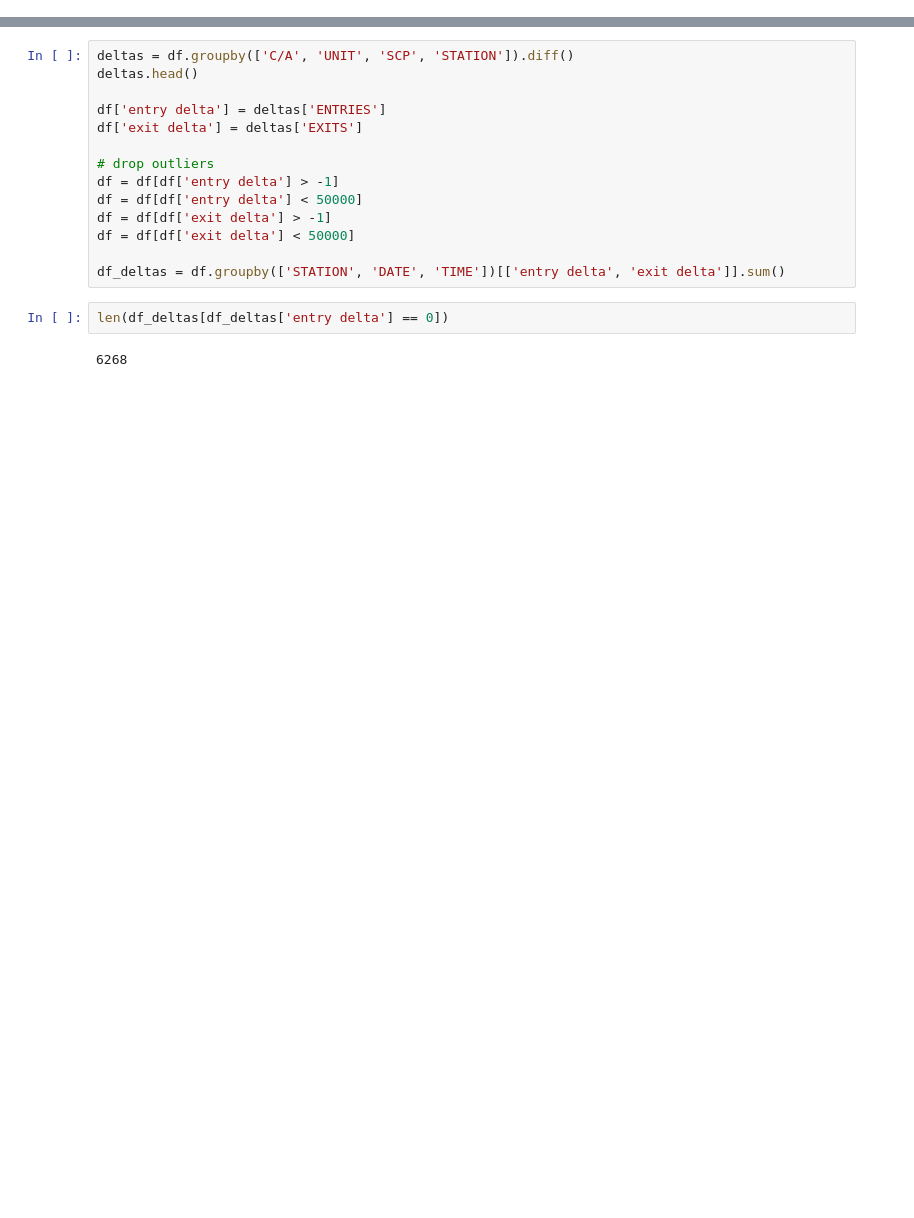
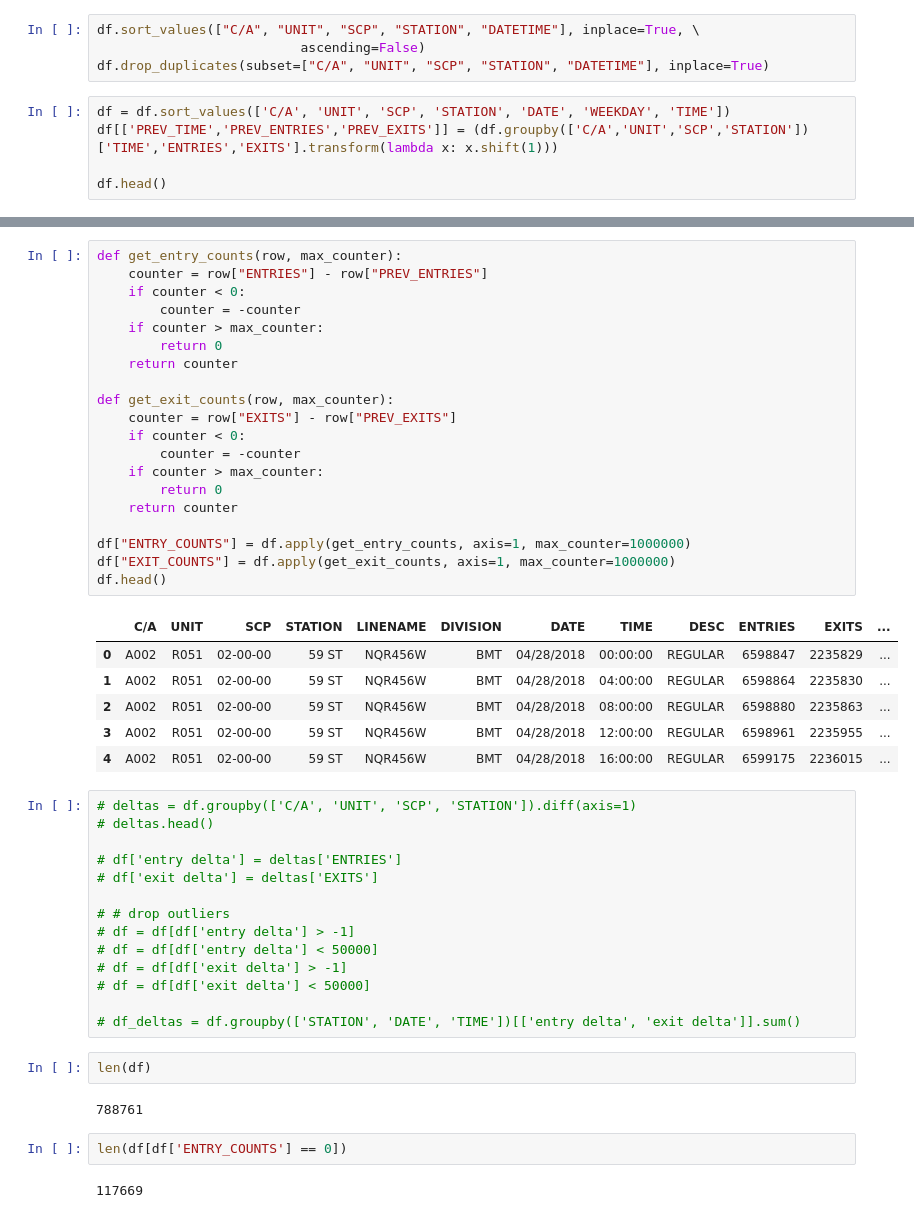
Before and after one commit to max-clarke/chi19_ds9_project_benson, a Jupyter notebook: master_notebook.ipynb, the cells around one changed output, grey strips where cells are left out. Saved outputs shown, nothing was run; the diff lists cells and outputs as text; blank space fills up the shorter version.

```diff
--- a/master_notebook.ipynb
+++ b/master_notebook.ipynb
@@ -18,0 +30,9 @@ Index(['C/A', 'UNIT', 'SCP', 'STATION', 'LINENAME', 'DIVISION', 'DATE', 'TIME',
+# %%
+df.sort_values(["C/A", "UNIT", "SCP", "STATION", "DATETIME"], inplace=True, \
+                          ascending=False)
+df.drop_duplicates(subset=["C/A", "UNIT", "SCP", "STATION", "DATETIME"], inplace=True)
+# %%
+df = df.sort_values(['C/A', 'UNIT', 'SCP', 'STATION', 'DATE', 'WEEKDAY', 'TIME'])
+df[['PREV_TIME','PREV_ENTRIES','PREV_EXITS']] = (df.groupby(['C/A','UNIT','SCP','STATION'])['TIME','ENTRIES','EXITS'].transform(lambda x: x.shift(1)))
+
+df.head()
@@ -19,20 +46,51 @@ Index(['C/A', 'UNIT', 'SCP', 'STATION', 'LINENAME', 'DIVISION', 'DATE', 'TIME',
+# %%
+def get_entry_counts(row, max_counter):
+    counter = row["ENTRIES"] - row["PREV_ENTRIES"]
+    if counter < 0:
+        counter = -counter
+    if counter > max_counter:
+        return 0
+    return counter
+
+def get_exit_counts(row, max_counter):
+    counter = row["EXITS"] - row["PREV_EXITS"]
+    if counter < 0:
+        counter = -counter
+    if counter > max_counter:
+        return 0
+    return counter
+
+df["ENTRY_COUNTS"] = df.apply(get_entry_counts, axis=1, max_counter=1000000)
+df["EXIT_COUNTS"] = df.apply(get_exit_counts, axis=1, max_counter=1000000)
+df.head()
+# %% [output]
+|  | C/A | UNIT | SCP | STATION | LINENAME | DIVISION | DATE | TIME | DESC | ENTRIES | EXITS | ... |
+| 0 | A002 | R051 | 02-00-00 | 59 ST | NQR456W | BMT | 04/28/2018 | 00:00:00 | REGULAR | 6598847 | 2235829 | ... |
+| 1 | A002 | R051 | 02-00-00 | 59 ST | NQR456W | BMT | 04/28/2018 | 04:00:00 | REGULAR | 6598864 | 2235830 | ... |
+| 2 | A002 | R051 | 02-00-00 | 59 ST | NQR456W | BMT | 04/28/2018 | 08:00:00 | REGULAR | 6598880 | 2235863 | ... |
+| 3 | A002 | R051 | 02-00-00 | 59 ST | NQR456W | BMT | 04/28/2018 | 12:00:00 | REGULAR | 6598961 | 2235955 | ... |
+| 4 | A002 | R051 | 02-00-00 | 59 ST | NQR456W | BMT | 04/28/2018 | 16:00:00 | REGULAR | 6599175 | 2236015 | ... |
 # %%
-deltas = df.groupby(['C/A', 'UNIT', 'SCP', 'STATION']).diff()
-deltas.head()
+# deltas = df.groupby(['C/A', 'UNIT', 'SCP', 'STATION']).diff(axis=1)
+# deltas.head()
 
-df['entry delta'] = deltas['ENTRIES']
-df['exit delta'] = deltas['EXITS']
+# df['entry delta'] = deltas['ENTRIES']
+# df['exit delta'] = deltas['EXITS']
 
-# drop outliers
-df = df[df['entry delta'] > -1]
-df = df[df['entry delta'] < 50000]
-df = df[df['exit delta'] > -1]
-df = df[df['exit delta'] < 50000]
+# # drop outliers
+# df = df[df['entry delta'] > -1]
+# df = df[df['entry delta'] < 50000]
+# df = df[df['exit delta'] > -1]
+# df = df[df['exit delta'] < 50000]
 
-df_deltas = df.groupby(['STATION', 'DATE', 'TIME'])[['entry delta', 'exit delta']].sum()
+# df_deltas = df.groupby(['STATION', 'DATE', 'TIME'])[['entry delta', 'exit delta']].sum()
-# %%
-len(df_deltas[df_deltas['entry delta'] == 0])
-# %% [output]
-6268
+# %%
+len(df)
+# %% [output]
+788761
+# %%
+len(df[df['ENTRY_COUNTS'] == 0])
+# %% [output]
+117669
 # %%
 # most trafficked station over the time period
```
Also changed, not shown: parts of 9 cells of this notebook.
